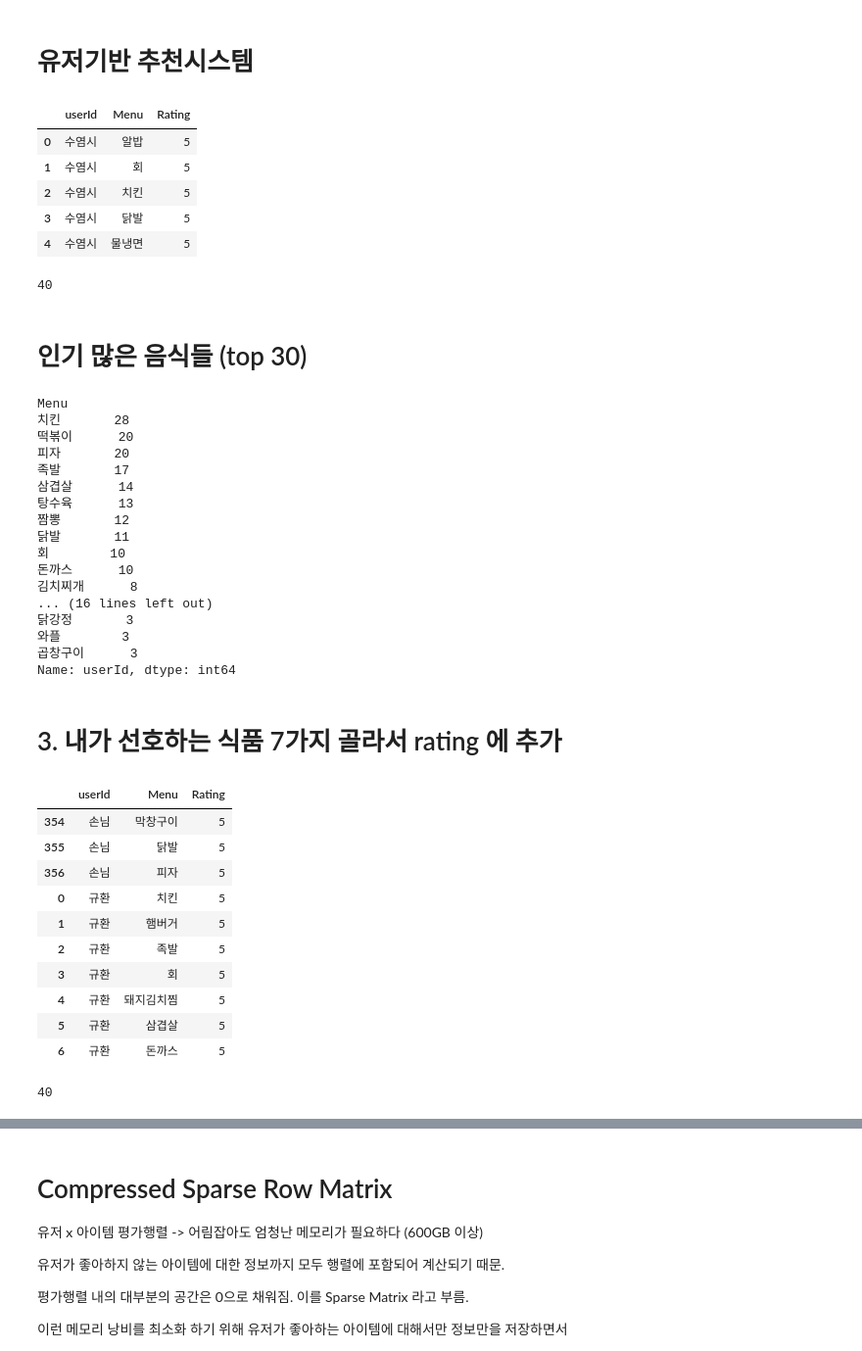
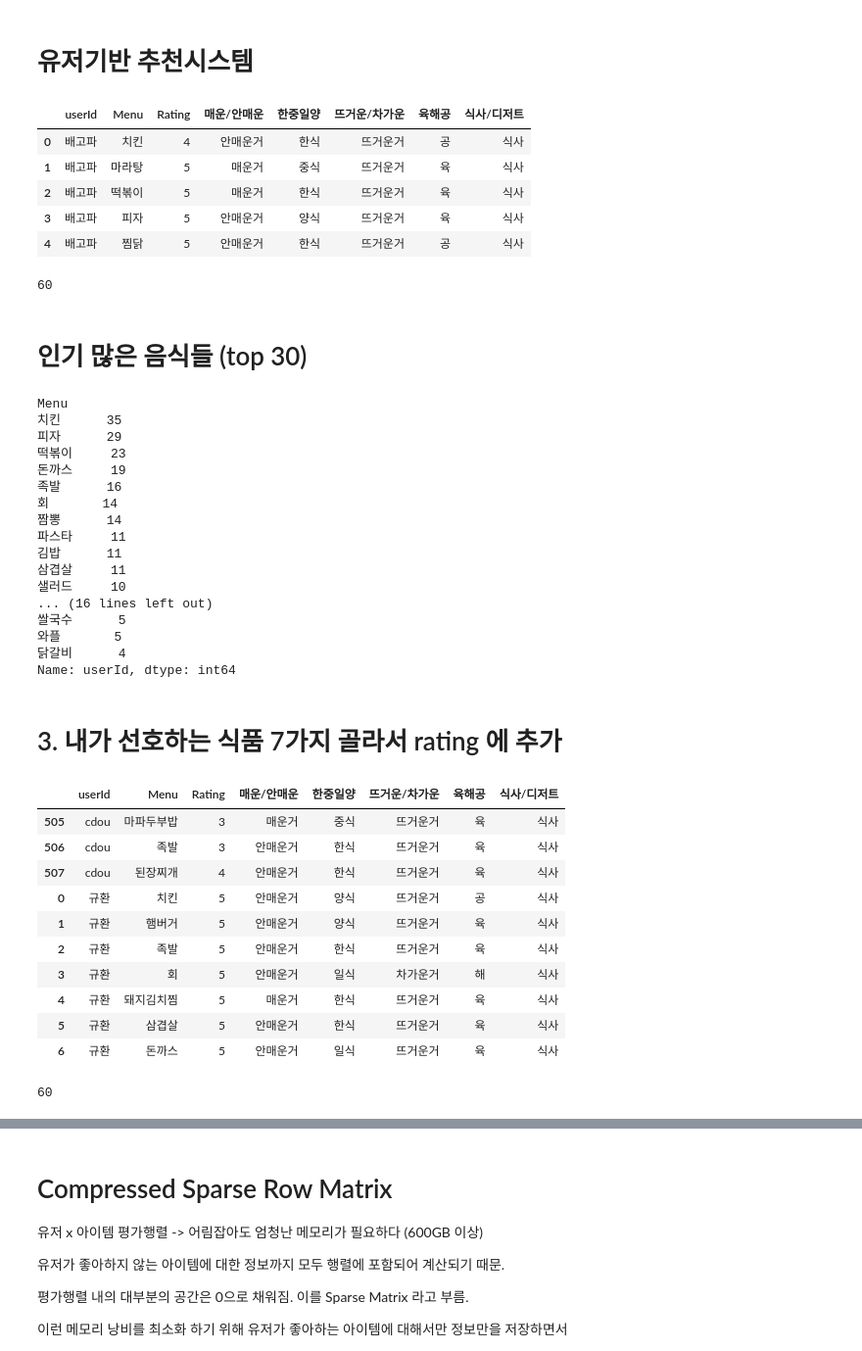
Before and after one commit to scaleator/Aiffel, a Jupyter notebook: 해커톤3 - EDA 부터 추천까지-한국맛집어플데이터.ipynb, the cells around one changed output, grey strips where cells are left out. Shown at 98% size. Drawn from its saved outputs; the diff is of its cells as text; code cells hidden in the pictures.

```diff
--- a/해커톤3 - EDA 부터 추천까지-한국맛집어플데이터.ipynb
+++ b/해커톤3 - EDA 부터 추천까지-한국맛집어플데이터.ipynb
@@ -9,10 +9,10 @@ import warnings
 import os
 
 
-rating_file_path = os.getenv('HOME') +'/aiffel/H3/foodrating/app_db.csv'
+rating_file_path = os.getenv('HOME') +'/aiffel/H3/foodrating/app_db2.csv'
 #ratings_cols = ['ProductId', 'ProfileName', 'Score', 'Summary']
 data1 = pd.read_csv(rating_file_path, header = None, index_col = None)
-data1.columns = ['userId','Menu','Rating']
+data1.columns = ['userId','Menu','Rating','매운/안매운','한중일양','뜨거운/차가운','육해공', '식사/디저트']
 data1.head()
 #data1.tail()
 # %% [output]
@@ -33,19 +33,19 @@ data1["userId"].nunique()
 # 유저기반 추천시스템
 # %%
 user_df = pd.read_csv(rating_file_path, header = None, index_col = None)
-user_df.columns = ['userId','Menu','Rating']
+user_df.columns = ['userId','Menu','Rating','매운/안매운','한중일양','뜨거운/차가운','육해공', '식사/디저트']
 user_df.head()
 # %% [output]
-|  | userId | Menu | Rating |
-| 0 | 수염시 | 알밥 | 5 |
-| 1 | 수염시 | 회 | 5 |
-| 2 | 수염시 | 치킨 | 5 |
-| 3 | 수염시 | 닭발 | 5 |
-| 4 | 수염시 | 물냉면 | 5 |
+|  | userId | Menu | Rating | 매운/안매운 | 한중일양 | 뜨거운/차가운 | 육해공 | 식사/디저트 |
+| 0 | 배고파 | 치킨 | 4 | 안매운거 | 한식 | 뜨거운거 | 공 | 식사 |
+| 1 | 배고파 | 마라탕 | 5 | 매운거 | 중식 | 뜨거운거 | 육 | 식사 |
+| 2 | 배고파 | 떡볶이 | 5 | 매운거 | 한식 | 뜨거운거 | 육 | 식사 |
+| 3 | 배고파 | 피자 | 5 | 안매운거 | 양식 | 뜨거운거 | 육 | 식사 |
+| 4 | 배고파 | 찜닭 | 5 | 안매운거 | 한식 | 뜨거운거 | 공 | 식사 |
 # %%
 user_df["userId"].nunique()
 # %% [output]
-40
+60
 # %% [markdown]
 # 인기 많은 음식들 (top 30)
 # %%
@@ -53,46 +53,51 @@ product_count = user_df.groupby('Menu')['userId'].count()
 product_count.sort_values(ascending = False).head(30)
 # %% [output]
 Menu
-치킨       28
-떡볶이      20
-피자       20
-족발       17
-삼겹살      14
-탕수육      13
-짬뽕       12
-닭발       11
-회        10
-돈까스      10
-김치찌개      8
+치킨      35
+피자      29
+떡볶이     23
+돈까스     19
+족발      16
+회       14
+짬뽕      14
+파스타     11
+김밥      11
+삼겹살     11
+샐러드     10
 ... (16 lines left out)
-닭강정       3
-와플        3
-곱창구이      3
+쌀국수      5
+와플       5
+닭갈비      4
 Name: userId, dtype: int64
 # %% [markdown]
 # 3. 내가 선호하는 식품 7가지 골라서 rating 에 추가
 # %%
 
 my_favorite = ['치킨', '햄버거', '족발','회', '돼지김치찜', '삼겹살', '돈까스']
 
 my_foodlist = pd.DataFrame({'userId': ['규환']*7,  'Rating':[5]*7,
-                           'Menu': ['치킨', '햄버거', '족발','회', '돼지김치찜', '삼겹살', '돈까스']})
+                           'Menu': ['치킨', '햄버거', '족발','회', '돼지김치찜', '삼겹살', '돈까스'],
+                          '매운/안매운' : ['안매운거', '안매운거', '안매운거', '안매운거', '매운거', '안매운거', '안매운거'],
+                            '한중일양' : ['양식', '양식', '한식', '일식', '한식', '한식', '일식'],
+                            '뜨거운/차가운' : ['뜨거운거', '뜨거운거', '뜨거운거', '차가운거', '뜨거운거', '뜨거운거', '뜨거운거'],
+                            '육해공' : ['공', '육', '육', '해', '육', '육', '육'],
+                            '식사/디저트' : ['식사', '식사', '식사', '식사', '식사', '식사', '식사']})
 
 if not user_df.isin({'userId': ['규환']})['userId'].any():
     user_df = user_df.append(my_foodlist)
 user_df.tail(10)
 # %% [output]
-|  | userId | Menu | Rating |
-| 354 | 손님 | 막창구이 | 5 |
-| 355 | 손님 | 닭발 | 5 |
-| 356 | 손님 | 피자 | 5 |
-| 0 | 규환 | 치킨 | 5 |
-| 1 | 규환 | 햄버거 | 5 |
-| 2 | 규환 | 족발 | 5 |
-| 3 | 규환 | 회 | 5 |
-| 4 | 규환 | 돼지김치찜 | 5 |
-| 5 | 규환 | 삼겹살 | 5 |
-| 6 | 규환 | 돈까스 | 5 |
+|  | userId | Menu | Rating | 매운/안매운 | 한중일양 | 뜨거운/차가운 | 육해공 | 식사/디저트 |
+| 505 | cdou | 마파두부밥 | 3 | 매운거 | 중식 | 뜨거운거 | 육 | 식사 |
+| 506 | cdou | 족발 | 3 | 안매운거 | 한식 | 뜨거운거 | 육 | 식사 |
+| 507 | cdou | 된장찌개 | 4 | 안매운거 | 한식 | 뜨거운거 | 육 | 식사 |
+| 0 | 규환 | 치킨 | 5 | 안매운거 | 양식 | 뜨거운거 | 공 | 식사 |
+| 1 | 규환 | 햄버거 | 5 | 안매운거 | 양식 | 뜨거운거 | 육 | 식사 |
+| 2 | 규환 | 족발 | 5 | 안매운거 | 한식 | 뜨거운거 | 육 | 식사 |
+| 3 | 규환 | 회 | 5 | 안매운거 | 일식 | 차가운거 | 해 | 식사 |
+| 4 | 규환 | 돼지김치찜 | 5 | 매운거 | 한식 | 뜨거운거 | 육 | 식사 |
+| 5 | 규환 | 삼겹살 | 5 | 안매운거 | 한식 | 뜨거운거 | 육 | 식사 |
+| 6 | 규환 | 돈까스 | 5 | 안매운거 | 일식 | 뜨거운거 | 육 | 식사 |
 # %%
 # 고유한 유저, 프로덕트 찾기
 user_unique = user_df['userId'].unique()
@@ -104,7 +109,7 @@ product_to_idx = {v:k for k,v in enumerate(product_unique)}
 
 print(user_to_idx['규환'])
 # %% [output]
-40
+60
 # %%
 # CSR Matrix 를 직접 만들어 보기
 
```
Also changed, not shown: parts of 15 cells of this notebook.
